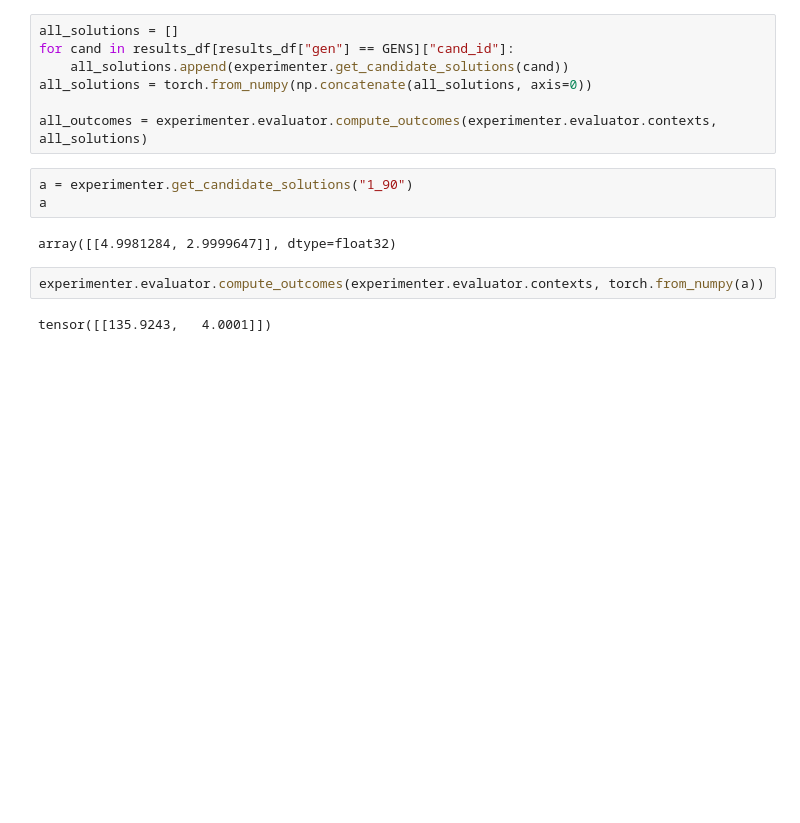
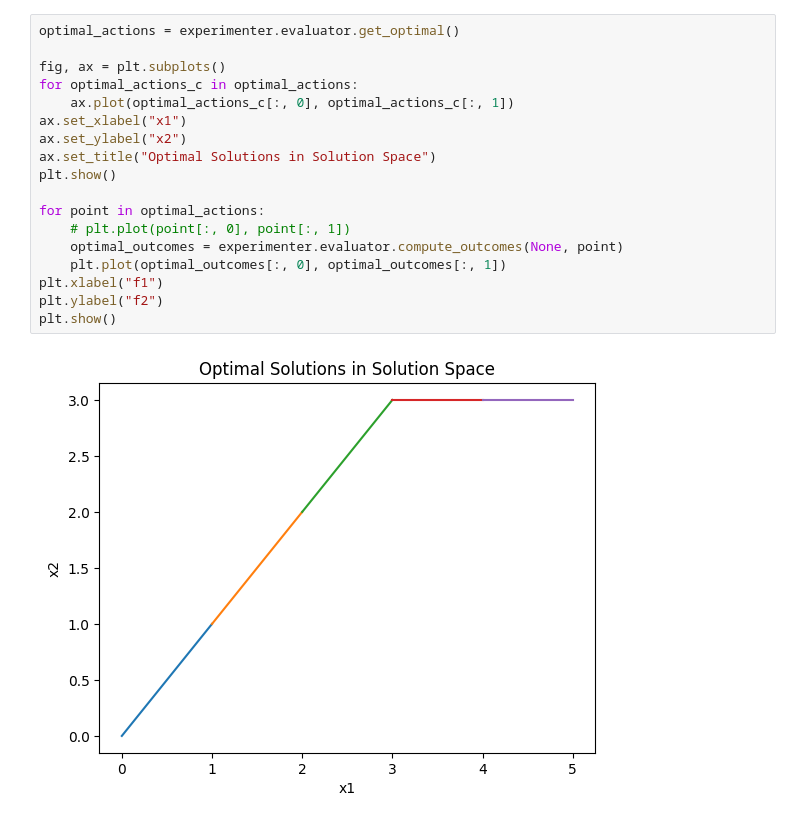
Before and after one commit to danyoungday/coven, a Jupyter notebook: constraints/demo.ipynb, the cells around one changed output. Saved outputs shown, nothing was run; the diff lists cells and outputs as text; blank space fills up the shorter version.

```diff
--- a/constraints/demo.ipynb
+++ b/constraints/demo.ipynb
@@ -103,19 +104,23 @@ pprint(config)
                                           'type': 'linear'},
                                          {'type': 'sigmoid'}]},
  'problem': 'bnh'}
-# %%
-all_solutions = []
-for cand in results_df[results_df["gen"] == GENS]["cand_id"]:
-    all_solutions.append(experimenter.get_candidate_solutions(cand))
-all_solutions = torch.from_numpy(np.concatenate(all_solutions, axis=0))
-
-all_outcomes = experimenter.evaluator.compute_outcomes(experimenter.evaluator.contexts, all_solutions)
-# %%
-a = experimenter.get_candidate_solutions("1_90")
-a
-# %% [output]
-array([[4.9981284, 2.9999647]], dtype=float32)
-# %%
-experimenter.evaluator.compute_outcomes(experimenter.evaluator.contexts, torch.from_numpy(a))
-# %% [output]
-tensor([[135.9243,   4.0001]])
+# %%
+optimal_actions = experimenter.evaluator.get_optimal()
+
+fig, ax = plt.subplots()
+for optimal_actions_c in optimal_actions:
+    ax.plot(optimal_actions_c[:, 0], optimal_actions_c[:, 1])
+ax.set_xlabel("x1")
+ax.set_ylabel("x2")
+ax.set_title("Optimal Solutions in Solution Space")
+plt.show()
+
+for point in optimal_actions:
+    # plt.plot(point[:, 0], point[:, 1])
+    optimal_outcomes = experimenter.evaluator.compute_outcomes(None, point)
+    plt.plot(optimal_outcomes[:, 0], optimal_outcomes[:, 1])
+plt.xlabel("f1")
+plt.ylabel("f2")
+plt.show()
+# %% [output]
+[figure, added]
```
Also changed, not shown: parts of 13 cells of this notebook, 2 other files.
